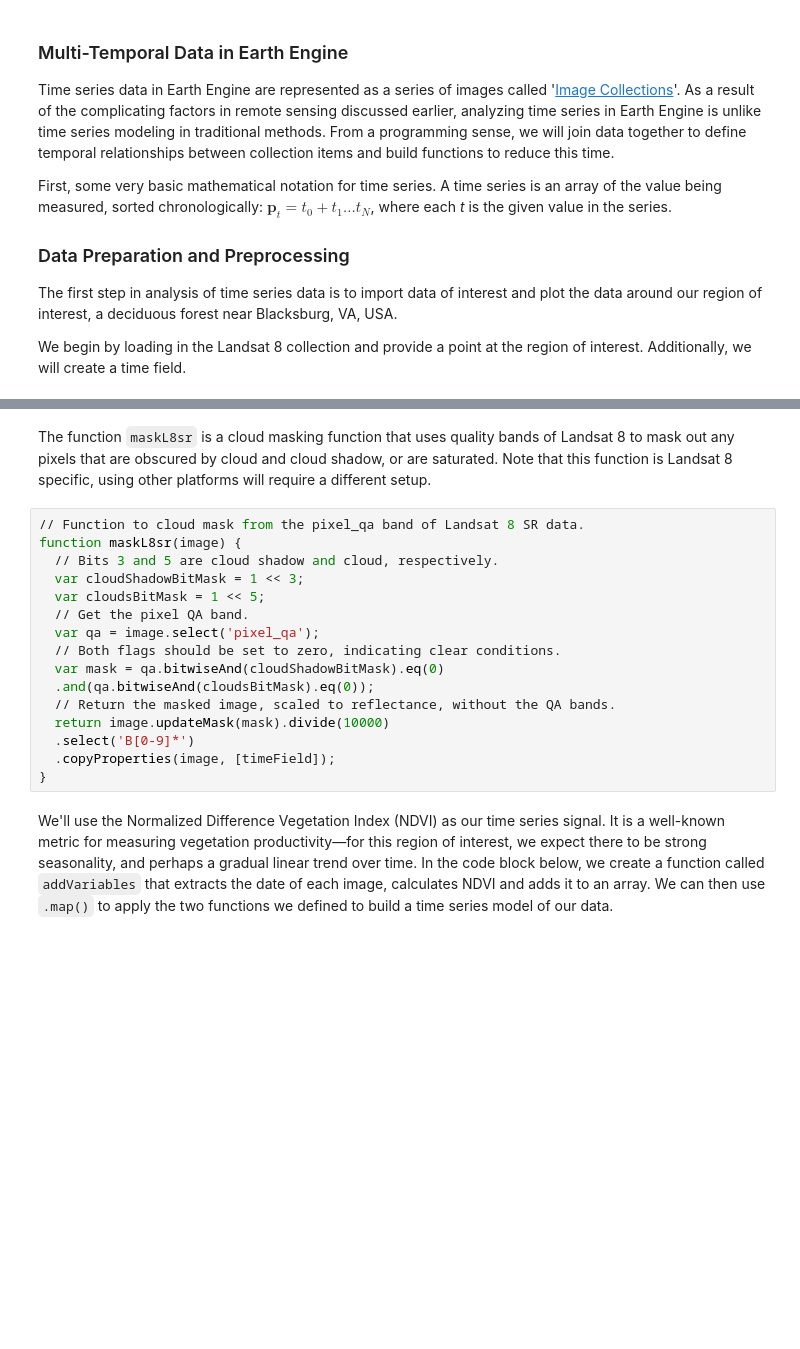
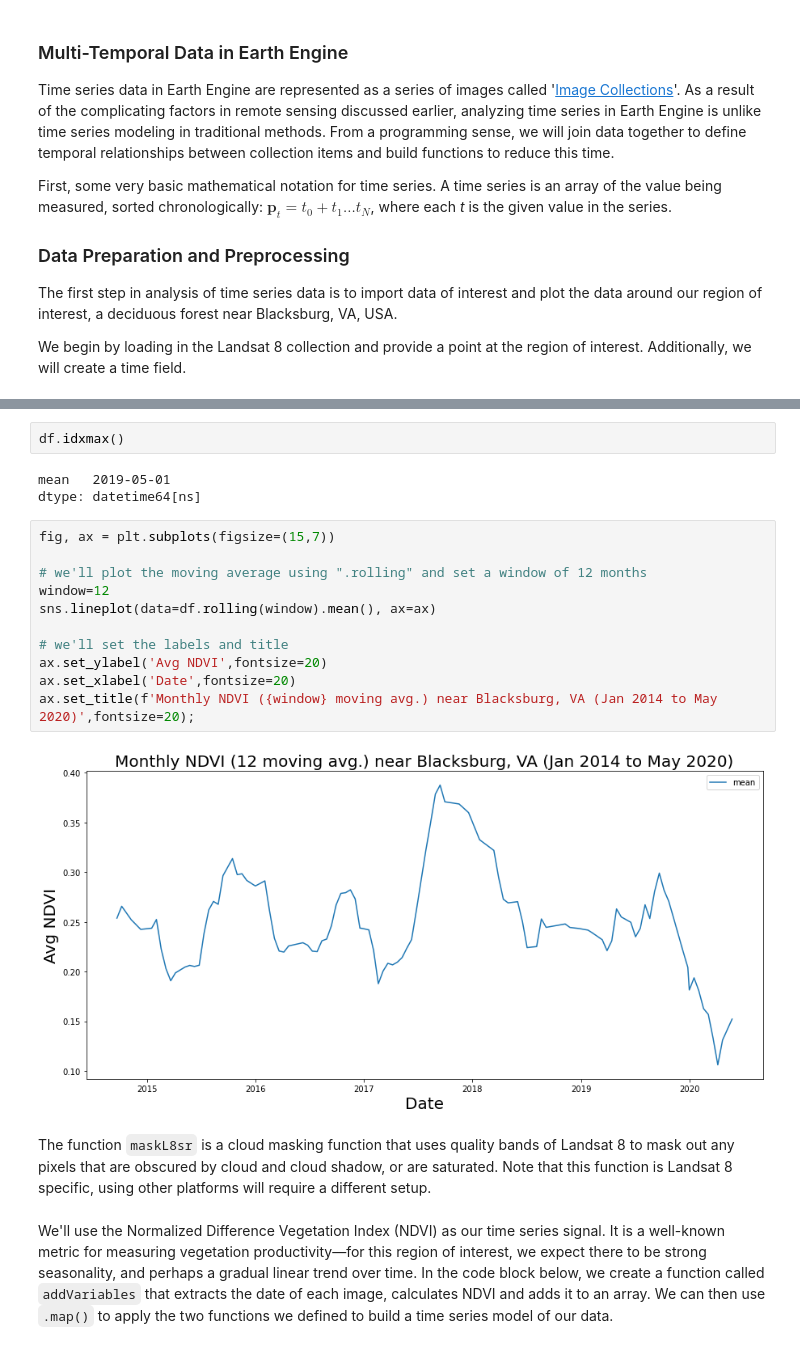
Before and after one commit to ghidora77/GEE_Colab, a Jupyter notebook: Lab_05.ipynb, the cells around one changed output, grey strips where cells are left out. Saved outputs shown, nothing was run; the diff lists cells and outputs as text; blank space fills up the shorter version.

```diff
--- a/Lab_05.ipynb
+++ b/Lab_05.ipynb
@@ -63,20 +166,22 @@ var timeField = 'system:time_start';
+# %%
+df.idxmax()
+# %% [output]
+mean   2019-05-01
+dtype: datetime64[ns]
+# %%
+fig, ax = plt.subplots(figsize=(15,7))
+
+# we'll plot the moving average using ".rolling" and set a window of 12 months
+window=12
+sns.lineplot(data=df.rolling(window).mean(), ax=ax)
+
+# we'll set the labels and title
+ax.set_ylabel('Avg NDVI',fontsize=20)
+ax.set_xlabel('Date',fontsize=20)
+ax.set_title(f'Monthly NDVI ({window} moving avg.) near Blacksburg, VA (Jan 2014 to May 2020)',fontsize=20);
+# %% [output]
+[figure, added]
 # %% [markdown]
 The function `maskL8sr` is a cloud masking function that uses quality bands of Landsat 8 to mask out any pixels that are obscured by cloud and cloud shadow, or are saturated. Note that this function is Landsat 8 specific, using other platforms will require a different setup.
-# %%
-// Function to cloud mask from the pixel_qa band of Landsat 8 SR data.
-function maskL8sr(image) {
-  // Bits 3 and 5 are cloud shadow and cloud, respectively.
-  var cloudShadowBitMask = 1 << 3;
-  var cloudsBitMask = 1 << 5;
-  // Get the pixel QA band.
-  var qa = image.select('pixel_qa');
-  // Both flags should be set to zero, indicating clear conditions.
-  var mask = qa.bitwiseAnd(cloudShadowBitMask).eq(0)
-  .and(qa.bitwiseAnd(cloudsBitMask).eq(0));
-  // Return the masked image, scaled to reflectance, without the QA bands.
-  return image.updateMask(mask).divide(10000)
-  .select('B[0-9]*')
-  .copyProperties(image, [timeField]);
-}
 # %% [markdown]
 We'll use the Normalized Difference Vegetation Index (NDVI) as our time series signal. It is a well-known metric for measuring vegetation productivity—for this region of interest, we expect there to be strong seasonality, and perhaps a gradual linear trend over time. In the code block below, we create a function called `addVariables` that extracts the date of each image, calculates NDVI and adds it to an array. We can then use `.map()` to apply the two functions we defined to build a time series model of our data.
```
Also changed, not shown: parts of 17 cells of this notebook, 1 other file.
